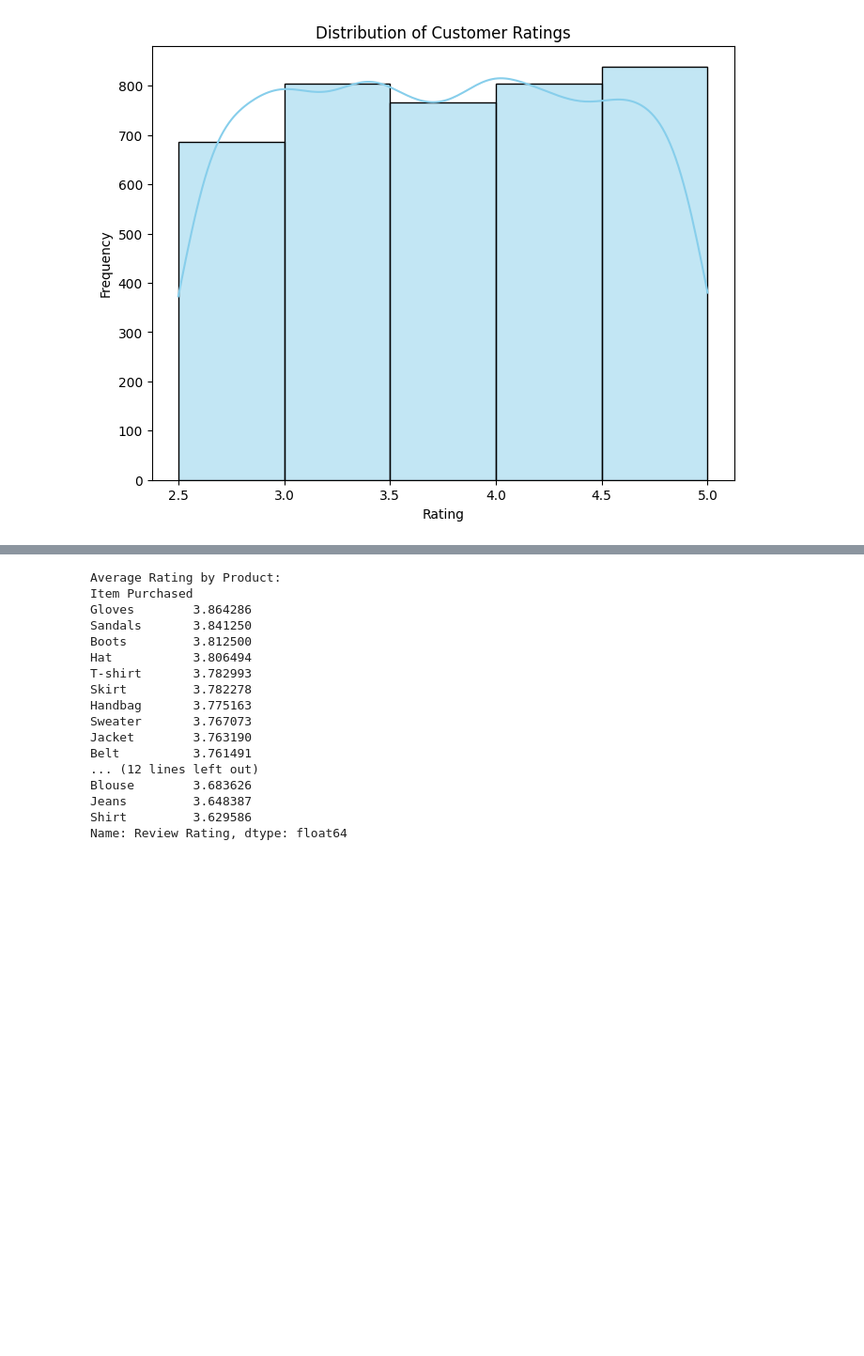
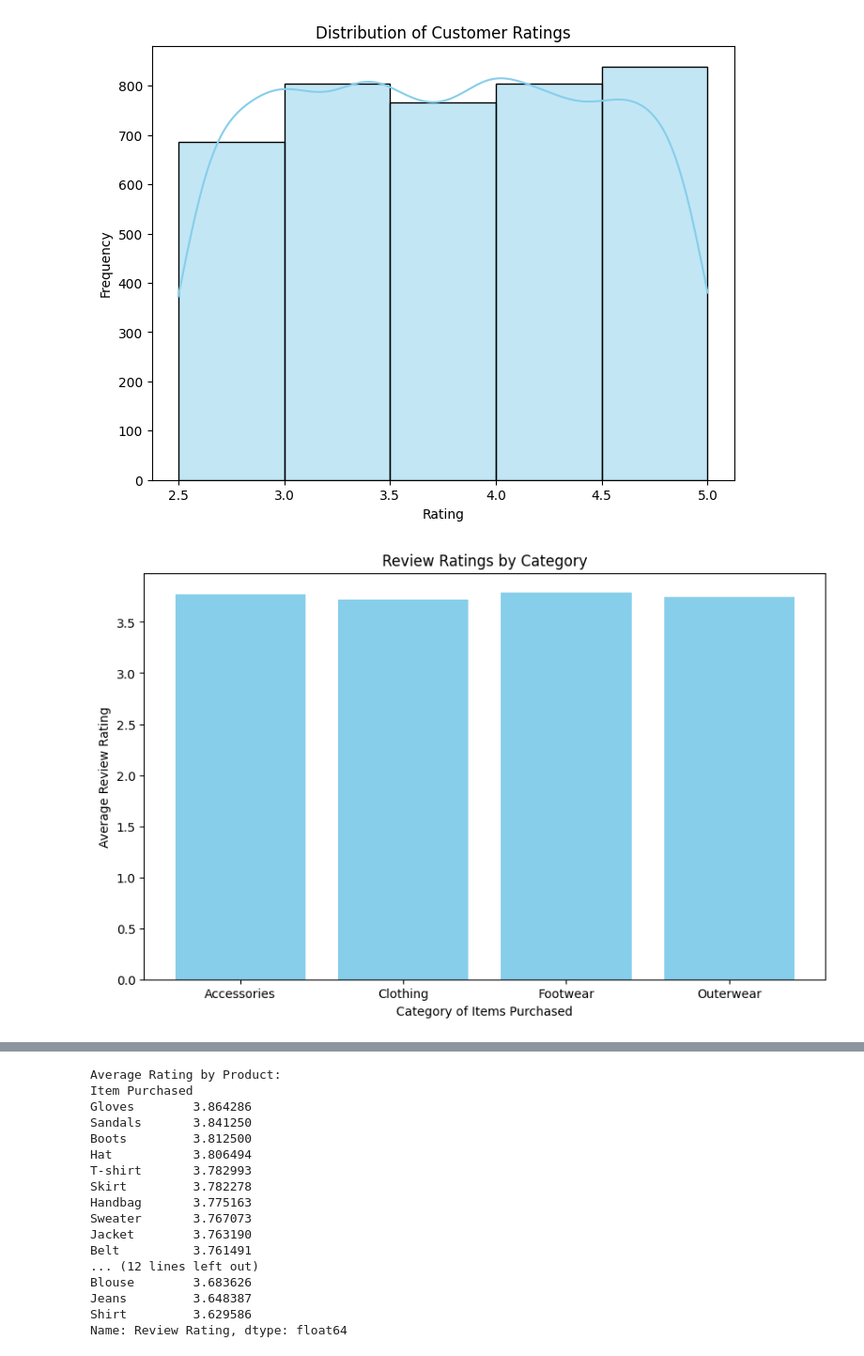
Before and after one commit to Sidhupaji-2004/Online-Retail-Transaction-Analysis, a Jupyter notebook: retail.ipynb, the cells around one changed output, grey strips where cells are left out. Shown at 94% size. Cells and saved outputs as stored; diff of their text form; code cells hidden in the pictures; blank space fills up the shorter version.

```diff
--- a/retail.ipynb
+++ b/retail.ipynb
@@ -324,3 +324,18 @@ plt.ylabel('Frequency')
 plt.show()
 # %% [output]
 [figure]
+# %%
+
+avg_ratings = data.groupby('Category')['Review Rating'].mean().reset_index()
+
+
+#visualizing the review ratings per category
+
+plt.figure(figsize=(10, 6))
+plt.bar(avg_ratings['Category'], avg_ratings['Review Rating'], color='skyblue')
+plt.xlabel('Category of Items Purchased')
+plt.ylabel('Average Review Rating')
+plt.title('Review Ratings by Category')
+plt.show()
+# %% [output]
+[figure, added]
```
Also changed, not shown: parts of 7 cells of this notebook.
